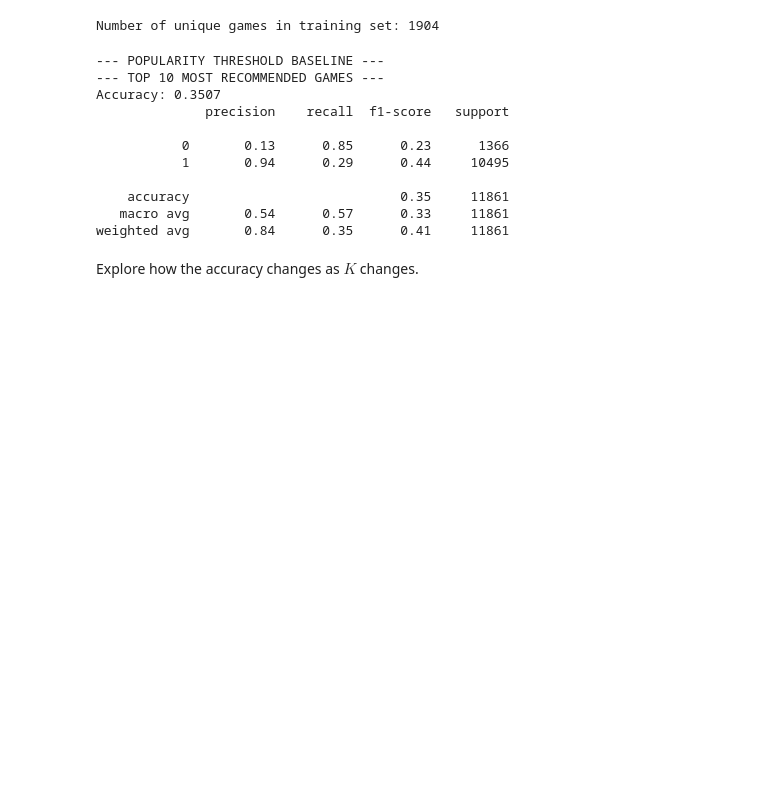
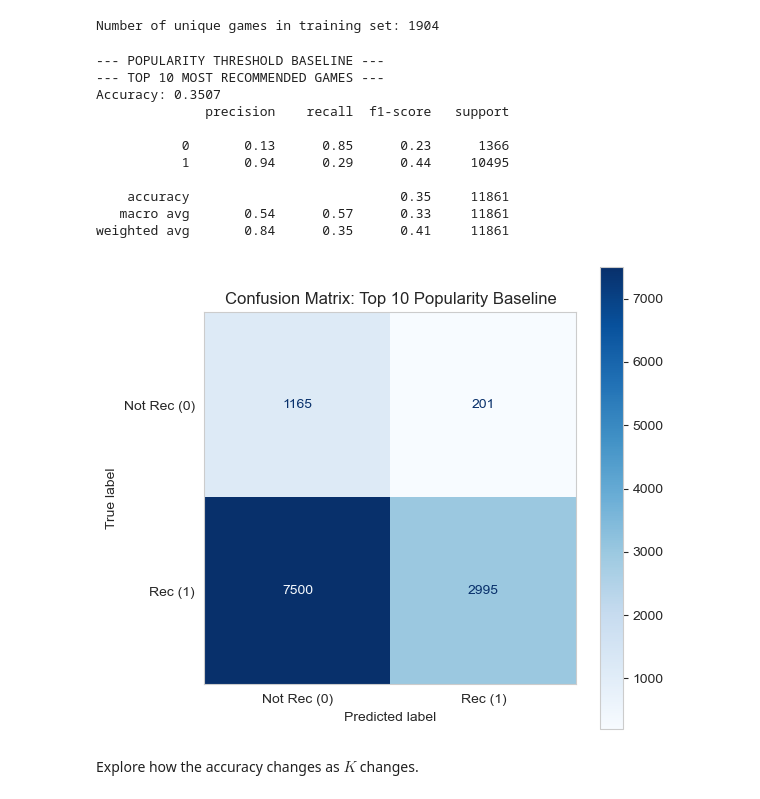
Before and after one commit to SirJishesALot/CSE-258-Steam-Review-Project, a Jupyter notebook: workbook.ipynb, the cells around one changed output. Cells and saved outputs as stored; diff of their text form; code cells hidden in the pictures; blank space fills up the shorter version.

Commit message:
added confusion matrices

```diff
--- a/workbook.ipynb
+++ b/workbook.ipynb
@@ -173,3 +175,13 @@ plt.show()
+# %%
+def plot_confusion_matrix(y_true, y_pred, title="Model"):
+    cm = confusion_matrix(y_true, y_pred)
+    disp = ConfusionMatrixDisplay(confusion_matrix=cm, display_labels=['Not Rec (0)', 'Rec (1)'])
+
+    fig, ax = plt.subplots(figsize=(6, 6))
+    disp.plot(cmap='Blues', ax=ax, values_format='d')
+    plt.title(f"Confusion Matrix: {title}")
+    plt.grid(False)
+    plt.show()
 # %% [markdown]
 ## Training and testing split
 # %%
@@ -225,24 +237,26 @@ Number of unique games in training set: 1904
 # %%
 K = 10
 top_k_recommended_games = set(game_popularity.head(K).index)
 y_pred_pop = popularity_baseline_predict(test_raw['item_id'], top_k_recommended_games)
 
 print("--- POPULARITY THRESHOLD BASELINE ---")
 print(f"--- TOP {K} MOST RECOMMENDED GAMES ---")
 print(f"Accuracy: {accuracy_score(y_test, y_pred_pop):.4f}")
 print(classification_report(y_test, y_pred_pop))
+plot_confusion_matrix(y_test, y_pred_pop, title=f"Top {K} Popularity Baseline")
 # %% [output]
 --- POPULARITY THRESHOLD BASELINE ---
 --- TOP 10 MOST RECOMMENDED GAMES ---
 Accuracy: 0.3507
               precision    recall  f1-score   support
 
            0       0.13      0.85      0.23      1366
            1       0.94      0.29      0.44     10495
 
     accuracy                           0.35     11861
    macro avg       0.54      0.57      0.33     11861
 weighted avg       0.84      0.35      0.41     11861
+[figure, added]
 # %% [markdown]
 Explore how the accuracy changes as $K$ changes.
 # %%
```
Also changed, not shown: parts of 4 cells of this notebook.
